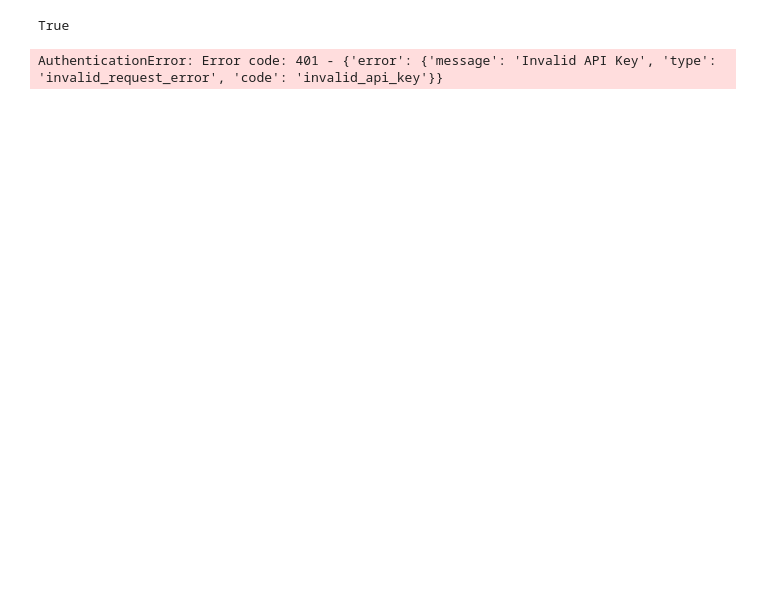
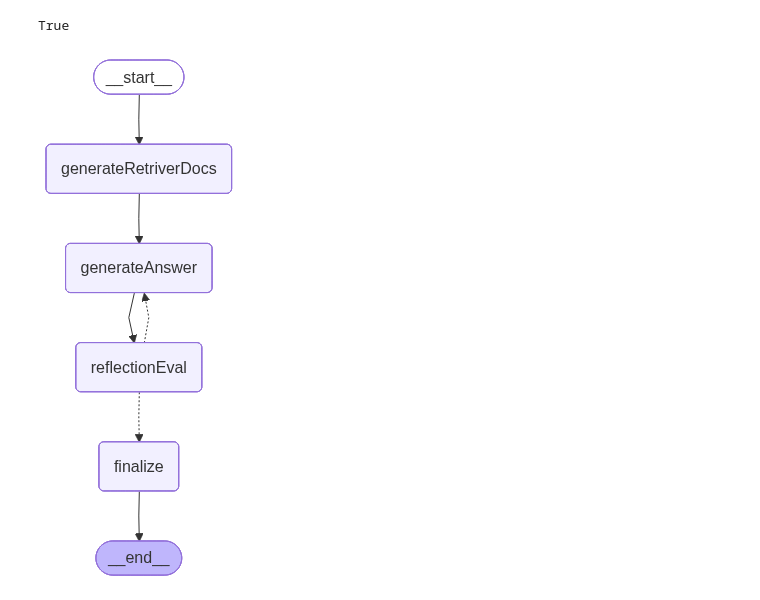
Before and after one commit to kunal260784/newReactBot, a Jupyter notebook: ChainOfThoughts/selfreflection.ipynb, the cells around one changed output. Drawn from its saved outputs; the diff is of its cells as text; code cells hidden in the pictures; blank space fills up the shorter version.

```diff
--- a/ChainOfThoughts/selfreflection.ipynb
+++ b/ChainOfThoughts/selfreflection.ipynb
@@ -65,7 +65,7 @@ class SelfReflection(BaseModel):
     retrivedDocs : List[Document] = []
     answer: str
     reflection : str
-    revised : bool
+    revised : int
     attempts: int = 0
 # %%
 def generateRetriverDocs(state: SelfReflection) -> SelfReflection:
@@ -106,14 +106,14 @@ def generateAnswer(state: SelfReflection) -> SelfReflection:
                     b. retrivedDocs (List of Document)
                     c. answer (string)
                     d. reflection (String)
-                    e. revised (bool)
+                    e. revised (int)
                     f. attempts (int)
 
         :type : SelfReflection
 
         :returs : Object of SelfReflection type where answer will be populated by LLM based on Documents received from retriver (pbi_retriver)
     """
-
+    print('---- In generateAnswer-------')
     context_documents = "\n\n".join([doc.page_content for doc in state.retrivedDocs])
     prompt = f"""
              You are an expert Q&A system. Your task is to generate a single, comprehensive, and well-structured answer to the user's original query.
@@ -144,6 +144,7 @@ def generateAnswer(state: SelfReflection) -> SelfReflection:
         }
     )
 # %%
+
 def reflectionEval(state: SelfReflection) -> SelfReflection:
 
     """
@@ -162,13 +163,15 @@ def reflectionEval(state: SelfReflection) -> SelfReflection:
                     b. retrivedDocs (List of Document)
                     c. answer (string)
                     d. reflection (String)
-                    e. revised (bool)
+                    e. revised (int)
                     f. attempts (int)
 
     :type : SelfReflection
 
     :returns ::returs : Object of SelfReflection type where answer will be evaluated by LLM and populate reflection and revised attributes.
 """
+    print('---- In reflectionEval-------')
+
     context_documents = '\n\n'.join([doc.page_content for doc in state.retrivedDocs])
     prompt = f"""
             **System Instruction: Reflection and Critique**
@@ -178,9 +181,9 @@ def reflectionEval(state: SelfReflection) -> SelfReflection:
 
                 **Instructions:**
                     1.  **Analyze** the Initial Answer based on the **Evaluation Criteria**.
-                    2.  If the Initial Answer is **perfect**, output only the single word: **YES**.
-                    3.  If the Initial Answer **fails** any criteria, generate a detailed critique.
-                    4.  IF LLM found Question is not relevant to context then Mark Initial Answer as Fail.
+                    2.  If anything in the question is Not relavent to context then Consider Initial Answer **fails** and output only the single word: **NO**.
+                    3.  If the Initial Answer is **perfect**, output only the single word: **YES**.
+                    4.  If the Initial Answer **fails** any criteria, generate a detailed critique.
 
 
                 **Evaluation Criteria:**
@@ -212,30 +215,9 @@ def reflectionEval(state: SelfReflection) -> SelfReflection:
         """
 
     result = llm.invoke(prompt).content
+    print(result.lower())
     return state.model_copy(update= {
                                         "reflection": result ,
-                                        reversed: 1 if result.lower() == "yes" else 0
+                                        "revised": 0 if result.lower() == "yes" else 1
                                     }
                             )
-# %%
-obj = SelfReflection(
- question = "What is the Difference Power BI and ML",
-    retrivedDocs = [],
-    answer = "",
-    reflection = "",
-    revised = "YES",
-    attempts = 0
-)
-
-obj = generateRetriverDocs(obj)
-obj = generateAnswer(obj)
-print('-----------------------------------------------------')
-obj = reflectionEval(obj)
-print(obj.question)
-print('-----------------------------------------------------')
-print(obj.answer)
-print('-----------------------------------------------------')
-print(obj.reflection, obj.revised)
-print('-----------------------------------------------------')
-# %% [output]
-AuthenticationError: Error code: 401 - {'error': {'message': 'Invalid API Key', 'type': 'invalid_request_error', 'code': 'invalid_api_key'}}
@@ -241,0 +263,27 @@ AuthenticationError: Error code: 401 - {'error': {'message': 'Invalid API Key',
+# %%
+graph = StateGraph(SelfReflection)
+
+graph.add_node("generateRetriverDocs", generateRetriverDocs)
+graph.add_node("generateAnswer", generateAnswer)
+graph.add_node("reflectionEval", reflectionEval)
+# graph.add_node("decisionFunction", decisionFunction)
+graph.add_node("finalize", finalize)
+
+graph.add_edge(START, "generateRetriverDocs")
+graph.add_edge("generateRetriverDocs","generateAnswer")
+graph.add_edge("generateAnswer", "reflectionEval")
+graph.add_conditional_edges(
+    "reflectionEval",
+    decisionFunction,
+    {
+        "generateAnswer": "generateAnswer",
+        "finalize": "finalize"
+    }
+)
+graph.add_edge("finalize", END)
+
+graph_builder = graph.compile()
+
+display(Image(graph_builder.get_graph().draw_mermaid_png()))
+# %% [output]
+[figure, added]
```
Also changed, not shown: parts of 4 cells of this notebook.
